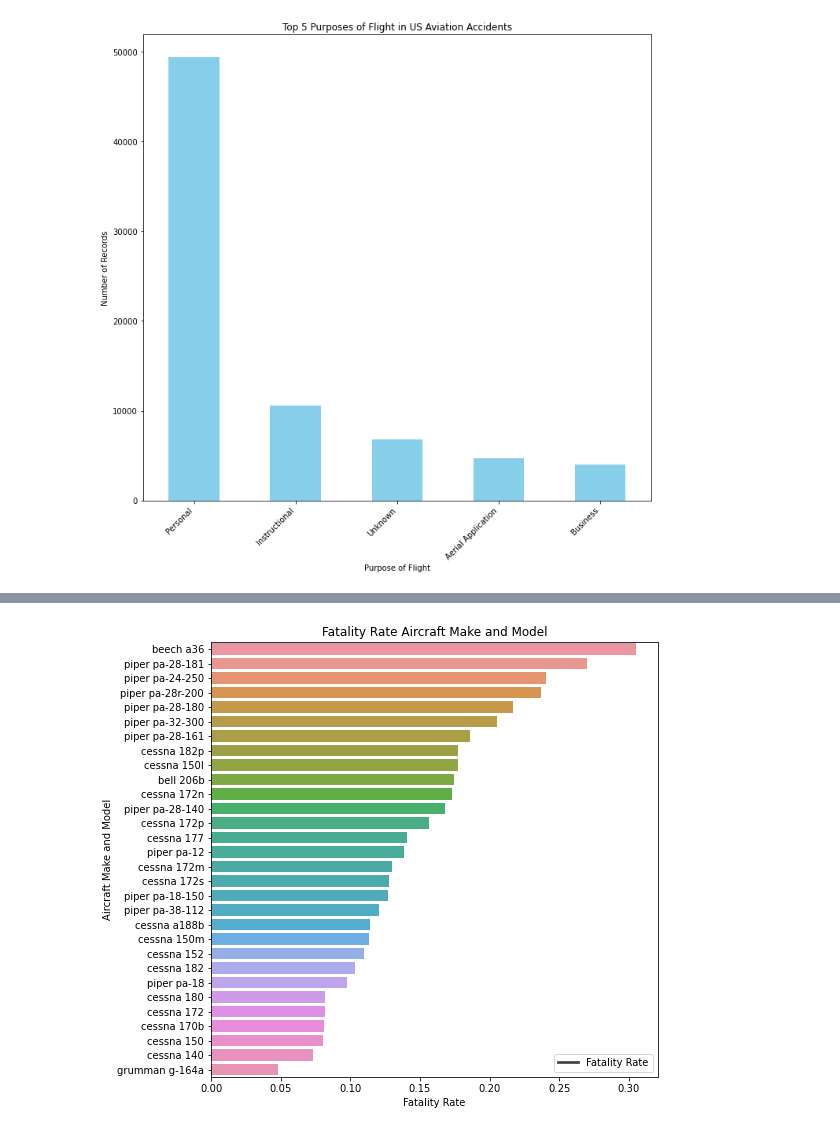
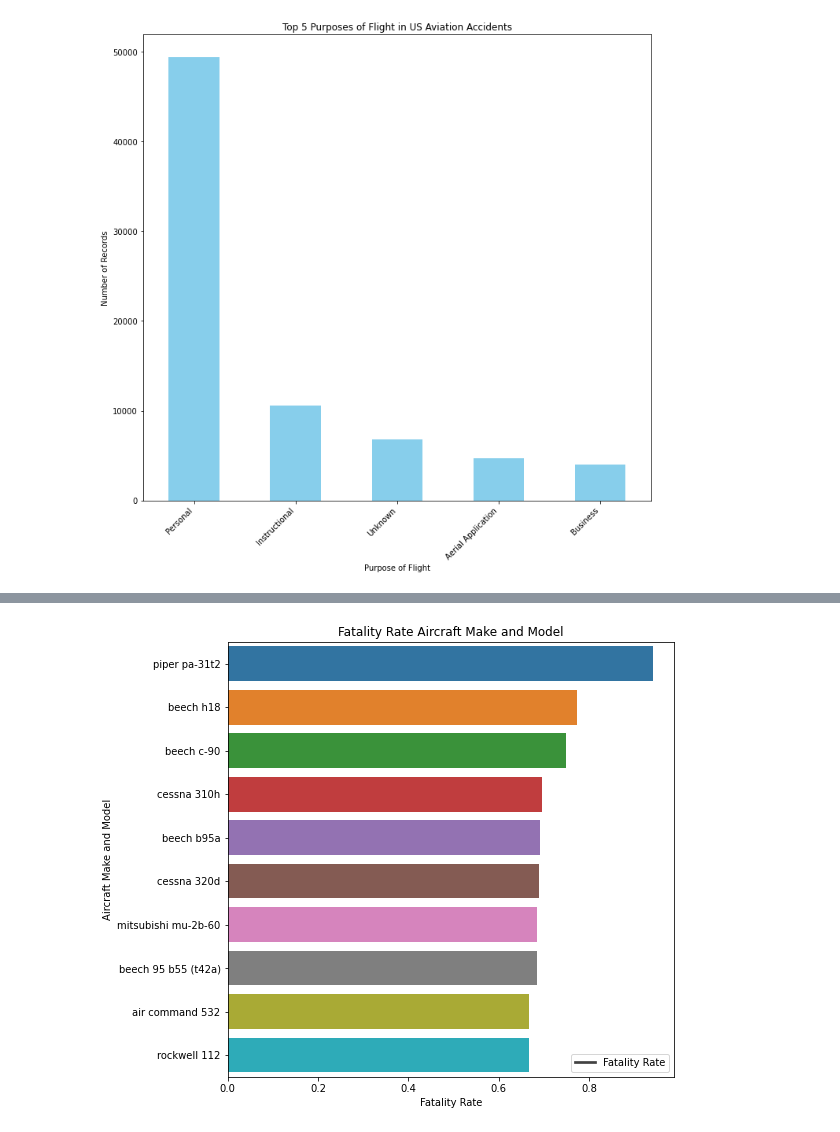
Before and after one commit to sharleneateyo/phase_1_project, a Jupyter notebook: notebook.ipynb, the cells around one changed output, grey strips where cells are left out. Drawn from its saved outputs; the diff is of its cells as text; code cells hidden in the pictures.

Commit message:
data analysis updates

```diff
--- a/notebook.ipynb
+++ b/notebook.ipynb
@@ -547,6 +525,6 @@ filtered_aviation_data
 # %%
 # calculating total incidents and fatalities per make model
-model_stats= filtered_aviation_data.groupby(["Make", "Model"]).agg({'Event.Id': 'count',
+model_stats= us_aviation_accidents_data.groupby(["Make", "Model"]).agg({'Event.Id': 'count',
                                                        'Total.Fatal.Injuries':'sum',
                                                        'Total.Serious.Injuries': 'sum',
                                                        'Total.Minor.Injuries': 'sum',
@@ -597,0 +570,2 @@ plot_df['make_model'] = plot_df['Make'] + ' ' + plot_df['Model']
+# %%
+top_make_model_stat_sorted= plot_df[plot_df['Event.Id'] > 5].head(10)
@@ -598,14 +586,14 @@ plot_df['make_model'] = plot_df['Make'] + ' ' + plot_df['Model']
 # %%
 # plotting
 plt.figure(figsize=(8, 8))
 sns.barplot(x= 'Fatality Rate',
            y= 'make_model',
-           data= plot_df)
+           data= top_make_model_stat_sorted)
 plt.title("Fatality Rate Aircraft Make and Model")
 plt.xlabel('Fatality Rate')
 plt.ylabel('Aircraft Make and Model')
 plt.legend(labels=['Fatality Rate'], loc='lower right')
-
+palete= "set2"
 plt.show()
 # %% [output]
-[figure, old version]
+[figure, new version]
```
Also changed, not shown: parts of 29 cells of this notebook.
